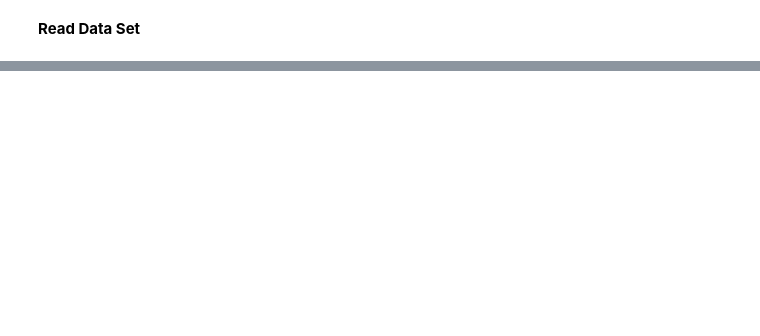
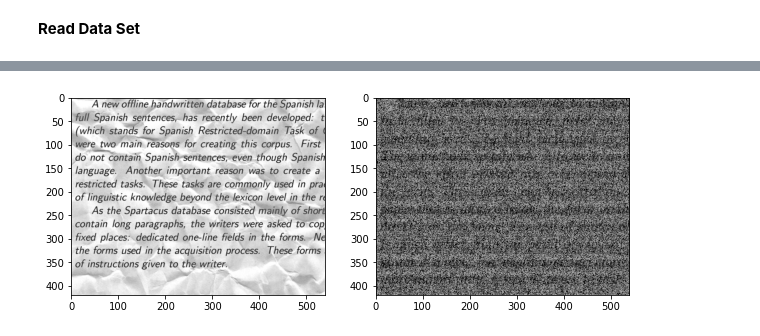
Before and after one commit to shivam-kislay/ATMTransaction, a Jupyter notebook: ShivamKislayAssignment.ipynb, the cells around one changed output, grey strips where cells are left out. Drawn from its saved outputs; the diff is of its cells as text; code cells hidden in the pictures; blank space fills up the shorter version.

```diff
--- a/ShivamKislayAssignment.ipynb
+++ b/ShivamKislayAssignment.ipynb
@@ -870,0 +917,3 @@ for img in train_images:
+# %%
+def rmse(y_true, y_pred):
+	return backend.sqrt(backend.mean(backend.square(y_pred - y_true), axis=-1))
@@ -870,0 +964,30 @@ for img in train_images:
+# %%
+X_train_buf = X_train
+Y_train_buf = y_train
+X_valid_buf = X_valid
+Y_valid_buf = y_valid
+X_train = np.reshape(X_train, (X_train.shape[0], 226800))
+y_train = np.reshape(y_train, (y_train.shape[0], 226800))
+X_valid = np.reshape(X_valid, (X_valid.shape[0], 226800))
+y_valid = np.reshape(y_valid, (y_valid.shape[0], 226800))
+
+T = np.reshape(T, (T.shape[0], 226800))
+
+x_train_ann = X_train
+y_train_ann = y_train
+
+x_valid_ann = X_train
+y_valid_ann = y_train
+
+X_train = X_train_buf
+y_train = Y_train_buf
+
+X_valid = X_valid_buf
+y_valid = Y_valid_buf
+
+
+X_train.shape
+
+autoencoder.fit(x_train_ann, y_train_ann, epochs=100, batch_size=128,
+                shuffle=True, validation_data=(x_valid_ann, y_valid_ann),
+                callbacks=[tf.keras.callbacks.TensorBoard(log_dir='./tmp/autoencoder')])
@@ -870,0 +1013,8 @@ for img in train_images:
+# %%
+predicted_label = np.squeeze(autoencoder.predict(T))
+f, ax = plt.subplots(1,2, figsize=(10,8))
+ax[0].imshow(T[1].reshape(420,540) , cmap='gray')
+ax[1].imshow(predicted_label[1].reshape(420,540), cmap='gray')
+plt.show()
+# %% [output]
+[figure, added]
```
Also changed, not shown: parts of 7 cells of this notebook.
